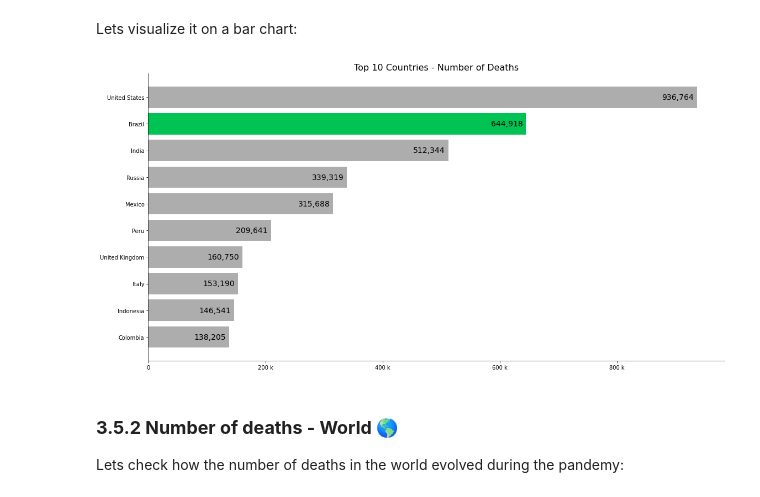
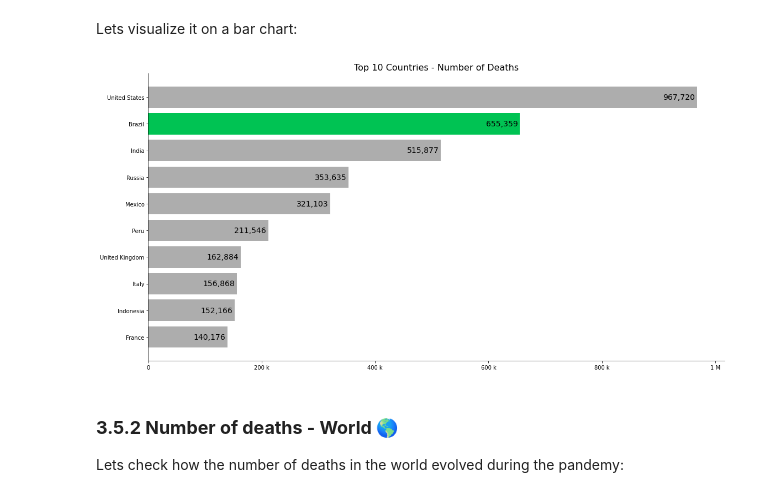
Before and after one commit to herculeshamanaka/ds-py-covid-19-brazil, a Jupyter notebook: COVID_19_General_overview_for_Brazil_and_the_World_.ipynb, the cells around one changed output. Cells and saved outputs as stored; diff of their text form; code cells hidden in the pictures.

```diff
--- a/COVID_19_General_overview_for_Brazil_and_the_World_.ipynb
+++ b/COVID_19_General_overview_for_Brazil_and_the_World_.ipynb
@@ -553,7 +592,7 @@ fig, ax = plt.subplots(figsize=(16,8))
 
 # creating a DataFrame for the chart with the top 5 countries
 top10DeathsDF = covidDF.loc[
-  (covidDF.date == '2022-02-21') & (covidDF.continent.isnull() == False),
+  (covidDF.date == '2022-03-13') & (covidDF.continent.isnull() == False),
   ['location', 'total_deaths']
 ].sort_values(
   by="total_deaths",
@@ -574,34 +613,34 @@ chartBars = ax.barh(
 # iterating thru the bars and adding the labels
 for bar in chartBars:
   width = bar.get_width().astype(int) #Previously we got the height
   label_y_pos = bar.get_y() + bar.get_height() / 2
   ax.text(
     width - 60000,
     label_y_pos,
     s=f'{width:,d}',
     va='center',
     fontsize=14
   )
 
 # setting the plot title
 ax.set_title(
   'Top 10 Countries - Number of Deaths',
   fontsize=16
 )
 
 # remove the spines from the plot
 ax.spines['top'].set_visible(False)
 ax.spines['right'].set_visible(False)
 
 # formating X Axis
 ax.xaxis.set_major_formatter(FuncFormatter(axis_fmt));
 
 # inverting the Y Axis
 plt.gca().invert_yaxis()
 
 plt.tight_layout()
 # %% [output]
-[figure, old version]
+[figure, new version]
 # %% [markdown]
 ### **3.5.2 Number of deaths - World** 🌎
 
```
Also changed, not shown: parts of 37 cells of this notebook.
